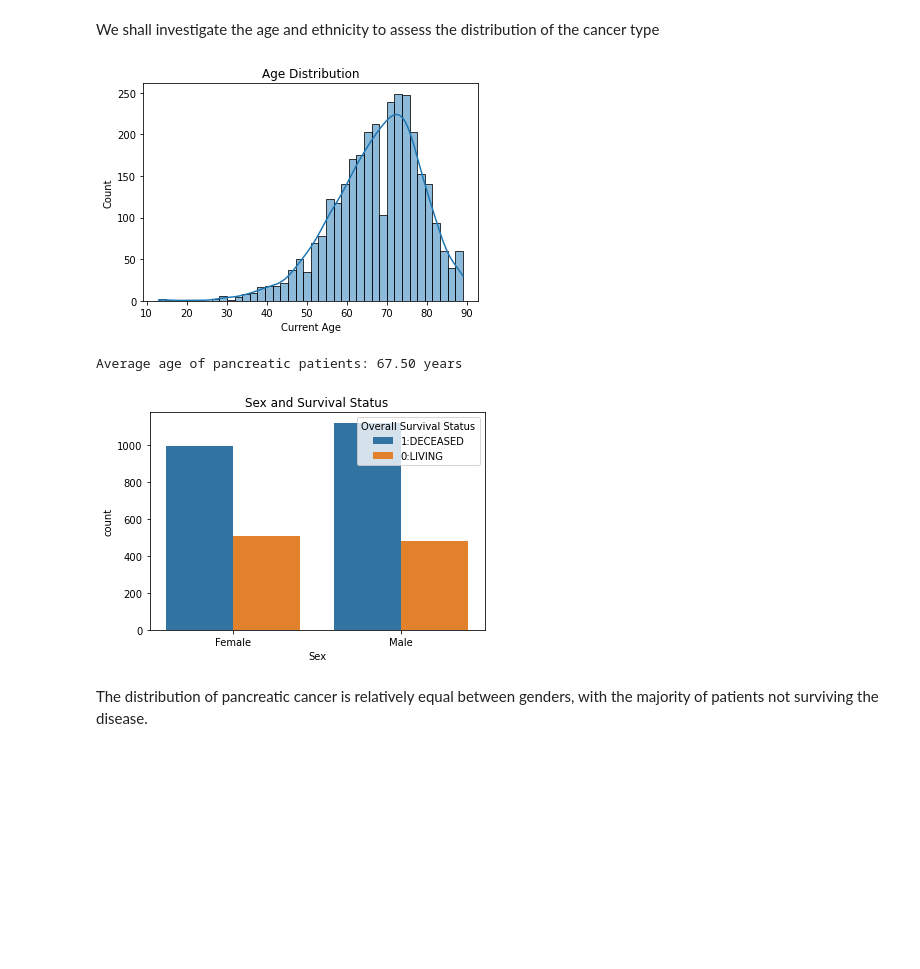
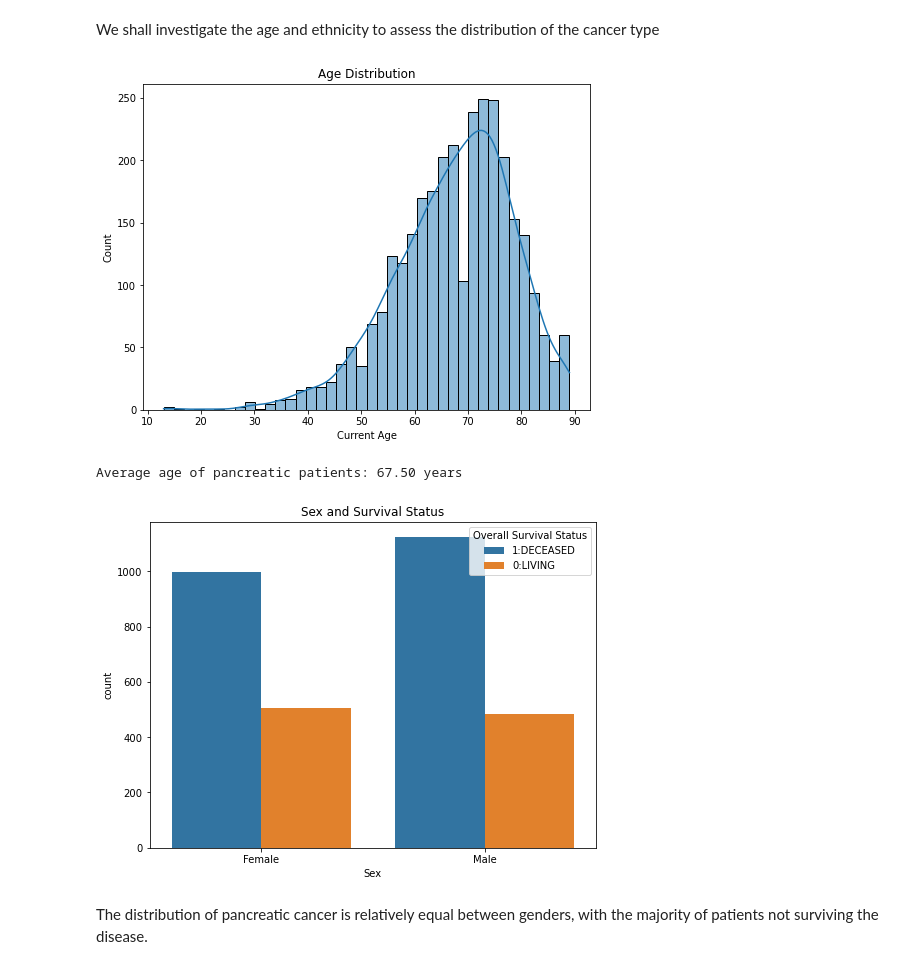
Before and after one commit to Tintin-dataObsessed/Pancreatic-Cancer-Survival-Prediction, a Jupyter notebook: index.ipynb, the cells around one changed output. Drawn from its saved outputs; the diff is of its cells as text; code cells hidden in the pictures; blank space fills up the shorter version.

```diff
--- a/index.ipynb
+++ b/index.ipynb
@@ -433,11 +434,12 @@ Therefore an average patient has a survival time of 1 Year and 8 months after te
 We shall investigate the age and ethnicity to assess the distribution of the cancer type
 # %%
 # Showing the age distribution of the patients
+plt.figure(figsize=(8, 6))
 sns.histplot(data=pancreatic_cancer_filtered, x='Current Age', kde=True)
 plt.title('Age Distribution')
 plt.show()
 # %% [output]
-[figure, old version]
+[figure, new version]
 # %%
 #Calculating the average age of pancreatic patients
 
@@ -447,11 +449,12 @@ print(f"Average age of pancreatic patients: {average_age:.2f} years")
 Average age of pancreatic patients: 67.50 years
 # %%
 # Sex vs survival
+plt.figure(figsize=(8, 6))
 sns.countplot(x='Sex', hue='Overall Survival Status', data=pancreatic_cancer_filtered)
 plt.title('Sex and Survival Status')
 plt.show()
 # %% [output]
-[figure, old version]
+[figure, new version]
 # %% [markdown]
 The distribution of pancreatic cancer is relatively equal between genders, with the majority of patients not surviving the disease.
 # %%
```
Also changed, not shown: parts of 14 cells of this notebook, 3 other files.
